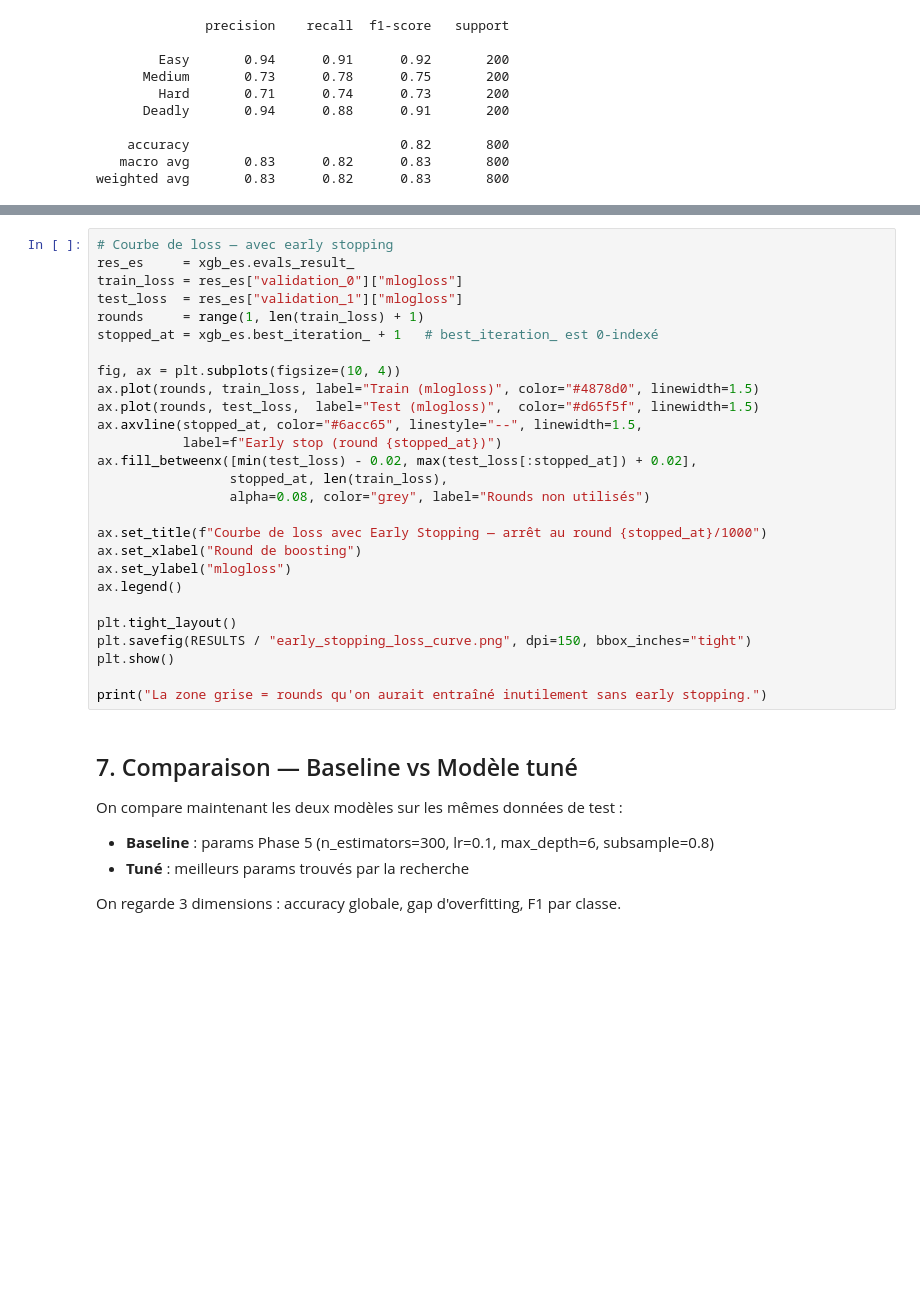
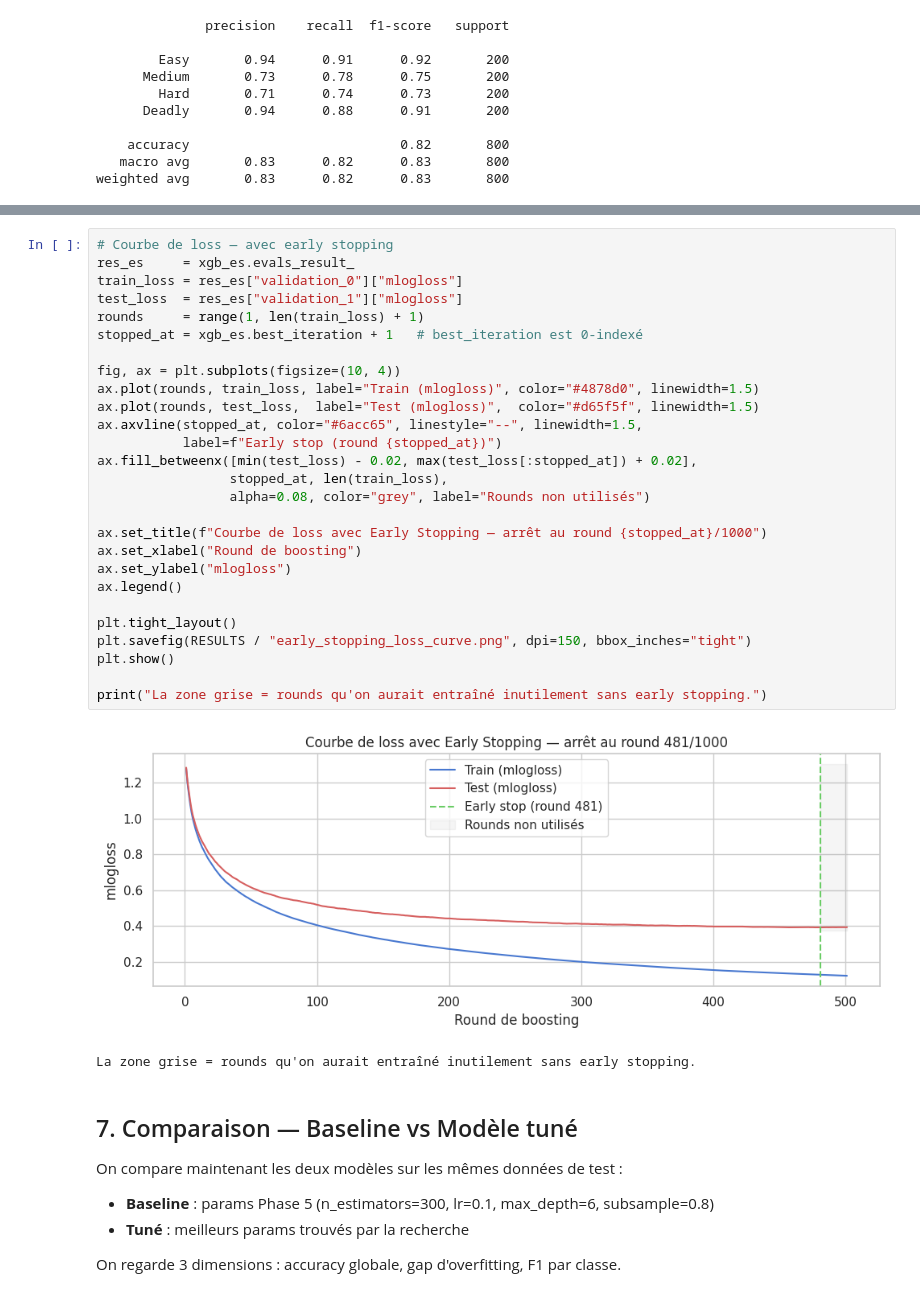
Before and after one commit to Code-Nam/m1-dnd-combat-encounter-difficulty-ml, a Jupyter notebook: notebooks/07_hyperparameter_tuning.ipynb, the cells around one changed output, grey strips where cells are left out. Drawn from its saved outputs; the diff is of its cells as text; blank space fills up the shorter version.

```diff
--- a/notebooks/07_hyperparameter_tuning.ipynb
+++ b/notebooks/07_hyperparameter_tuning.ipynb
@@ -658,30 +685,33 @@ print(f"Différence                        : {(acc_es - accuracy_score(y_test, x
 # %%
 # Courbe de loss — avec early stopping
 res_es     = xgb_es.evals_result_
 train_loss = res_es["validation_0"]["mlogloss"]
 test_loss  = res_es["validation_1"]["mlogloss"]
 rounds     = range(1, len(train_loss) + 1)
-stopped_at = xgb_es.best_iteration_ + 1   # best_iteration_ est 0-indexé
+stopped_at = xgb_es.best_iteration + 1   # best_iteration est 0-indexé
 
 fig, ax = plt.subplots(figsize=(10, 4))
 ax.plot(rounds, train_loss, label="Train (mlogloss)", color="#4878d0", linewidth=1.5)
 ax.plot(rounds, test_loss,  label="Test (mlogloss)",  color="#d65f5f", linewidth=1.5)
 ax.axvline(stopped_at, color="#6acc65", linestyle="--", linewidth=1.5,
            label=f"Early stop (round {stopped_at})")
 ax.fill_betweenx([min(test_loss) - 0.02, max(test_loss[:stopped_at]) + 0.02],
                  stopped_at, len(train_loss),
                  alpha=0.08, color="grey", label="Rounds non utilisés")
 
 ax.set_title(f"Courbe de loss avec Early Stopping — arrêt au round {stopped_at}/1000")
 ax.set_xlabel("Round de boosting")
 ax.set_ylabel("mlogloss")
 ax.legend()
 
 plt.tight_layout()
 plt.savefig(RESULTS / "early_stopping_loss_curve.png", dpi=150, bbox_inches="tight")
 plt.show()
 
 print("La zone grise = rounds qu'on aurait entraîné inutilement sans early stopping.")
+# %% [output]
+[figure, added]
+La zone grise = rounds qu'on aurait entraîné inutilement sans early stopping.
 # %% [markdown]
 ## 7. Comparaison — Baseline vs Modèle tuné
 
```
Also changed, not shown: parts of 5 cells of this notebook, 4 other files.
